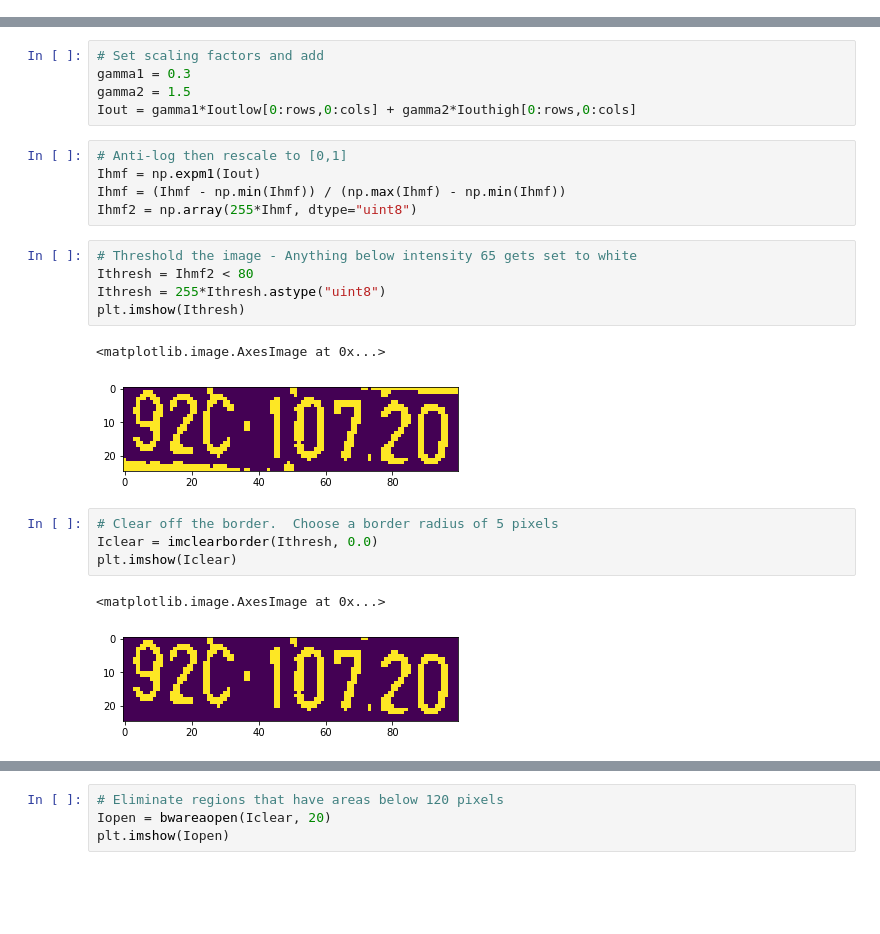
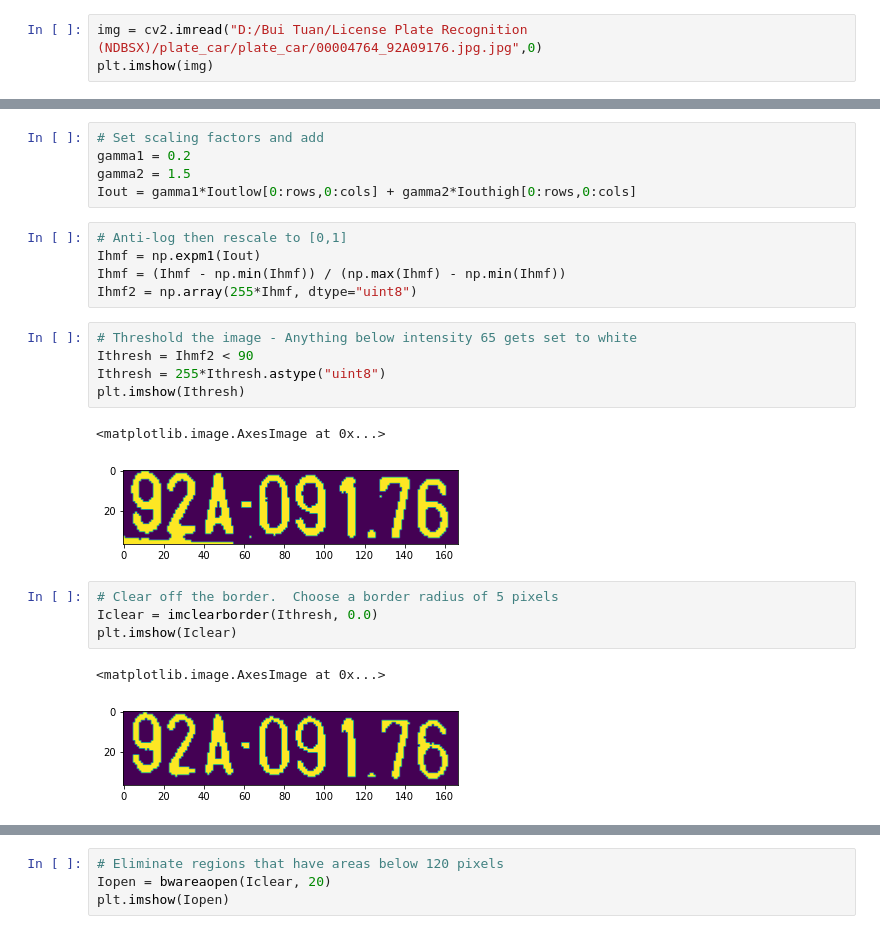
Before and after one commit to farshokat/plate-, a Jupyter notebook: binary image.ipynb, the cells around one changed output, grey strips where cells are left out. Drawn from its saved outputs; the diff is of its cells as text; blank space fills up the shorter version.

```diff
--- a/binary image.ipynb
+++ b/binary image.ipynb
@@ -62,0 +63,3 @@ plt.imshow(img)
+# %%
+img = cv2.imread("D:/Bui Tuan/License Plate Recognition (NDBSX)/plate_car/plate_car/00004764_92A09176.jpg.jpg",0)
+plt.imshow(img)
@@ -151,7 +157,7 @@ Ioutlow = scipy.real(scipy.fftpack.ifft2(If.copy() * HlowShift, (M,N)))
 Iouthigh = scipy.real(scipy.fftpack.ifft2(If.copy() * HhighShift, (M,N)))
 # %%
 # Set scaling factors and add
-gamma1 = 0.3
+gamma1 = 0.2
 gamma2 = 1.5
 Iout = gamma1*Ioutlow[0:rows,0:cols] + gamma2*Iouthigh[0:rows,0:cols]
 # %%
@@ -161,17 +167,17 @@ Ihmf = (Ihmf - np.min(Ihmf)) / (np.max(Ihmf) - np.min(Ihmf))
 Ihmf2 = np.array(255*Ihmf, dtype="uint8")
 # %%
 # Threshold the image - Anything below intensity 65 gets set to white
-Ithresh = Ihmf2 < 80
+Ithresh = Ihmf2 < 90
 Ithresh = 255*Ithresh.astype("uint8")
 plt.imshow(Ithresh)
 # %% [output]
 <matplotlib.image.AxesImage at 0x...>
-[figure, old version]
+[figure, new version]
 # %%
 # Clear off the border.  Choose a border radius of 5 pixels
 Iclear = imclearborder(Ithresh, 0.0)
 plt.imshow(Iclear)
 # %% [output]
 <matplotlib.image.AxesImage at 0x...>
-[figure, old version]
+[figure, new version]
 # %%
```
Also changed, not shown: parts of 4 cells of this notebook, 2 other files.
